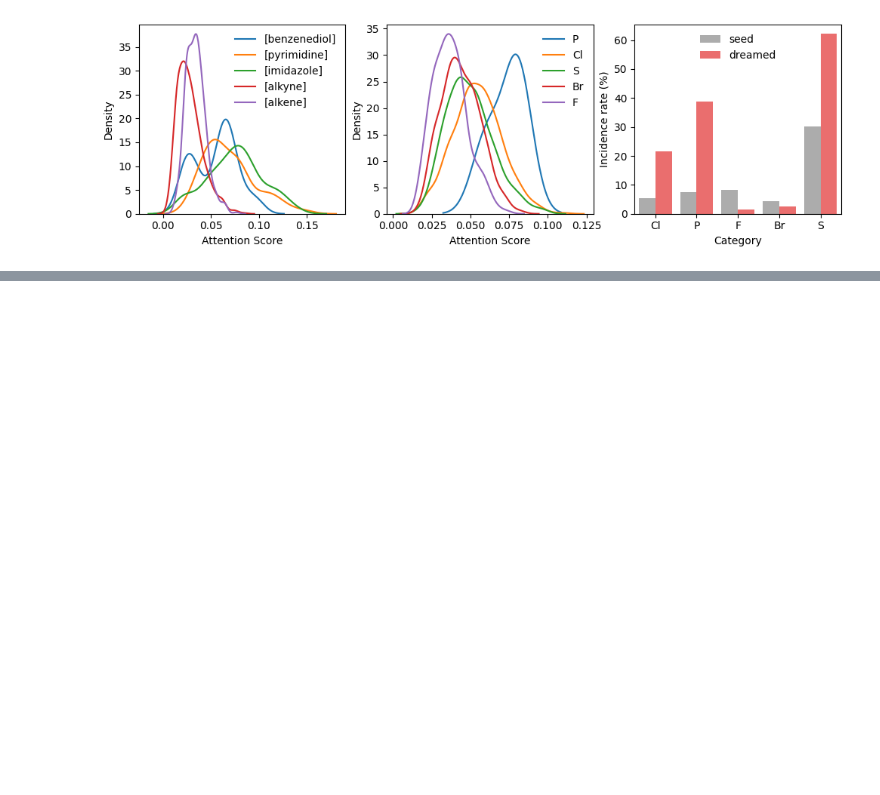
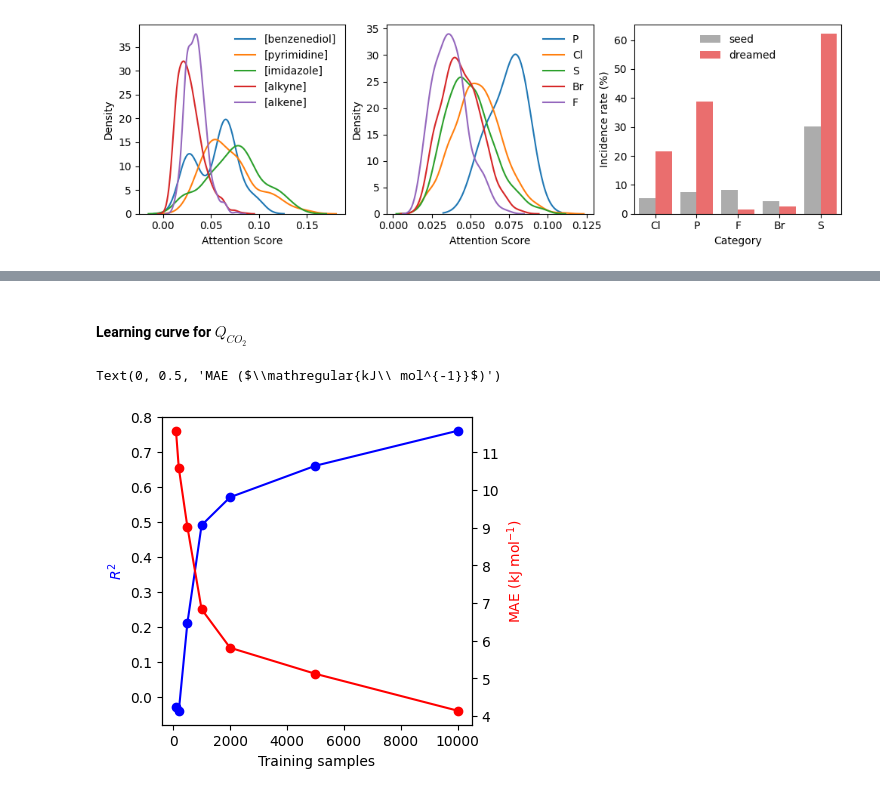
Before and after one commit to SarkisovTeam/dreaming4MOFs, a Jupyter notebook: deep_dreaming_experiments/3_HOA_and_selectivity/dreaming_experiments.ipynb, the cells around one changed output, grey strips where cells are left out. Cells and saved outputs as stored; diff of their text form; code cells hidden in the pictures; blank space fills up the shorter version.

```diff
--- a/deep_dreaming_experiments/3_HOA_and_selectivity/dreaming_experiments.ipynb
+++ b/deep_dreaming_experiments/3_HOA_and_selectivity/dreaming_experiments.ipynb
@@ -515,0 +553,19 @@ fig.savefig('attention_weights.png',dpi=500,bbox_inches="tight")
+# %% [markdown]
+#### Learning curve for $Q_{CO_2}$
+# %%
+maes = [11.577, 10.582, 9.029, 6.836, 5.813, 5.120, 4.14]
+r2 = [-0.03, -0.04, 0.21, 0.49, 0.57, 0.66, 0.76]
+samples = [100, 200, 500, 1000, 2000, 5000, 10000]
+
+# plot the training results
+fig, ax = plt.subplots(figsize=(4,4))
+ax.plot(samples, r2, '-o', color='b', label='R2 score')
+ax2 = ax.twinx()
+ax2.plot(samples, maes, '-o', color='r', label='MAE score')
+# ax.set_xscale('log')
+ax.set_xlabel('Training samples')
+ax.set_ylabel('$R^2$', color='b')
+ax2.set_ylabel('MAE ($\mathregular{kJ\ mol^{-1}}$)',color='r')
+# %% [output]
+Text(0, 0.5, 'MAE ($\\mathregular{kJ\\ mol^{-1}}$)')
+[figure, added]
```
Also changed, not shown: parts of 14 cells of this notebook, 4 other files.
